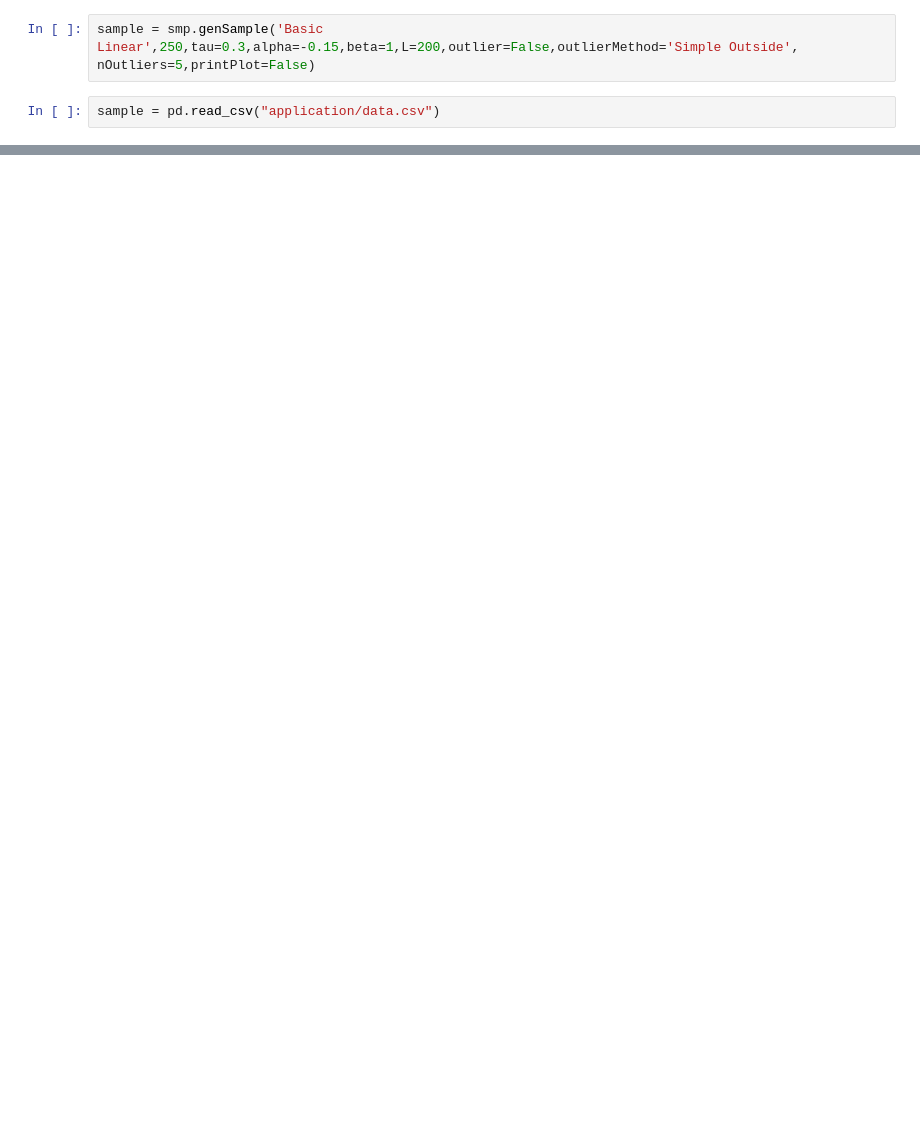
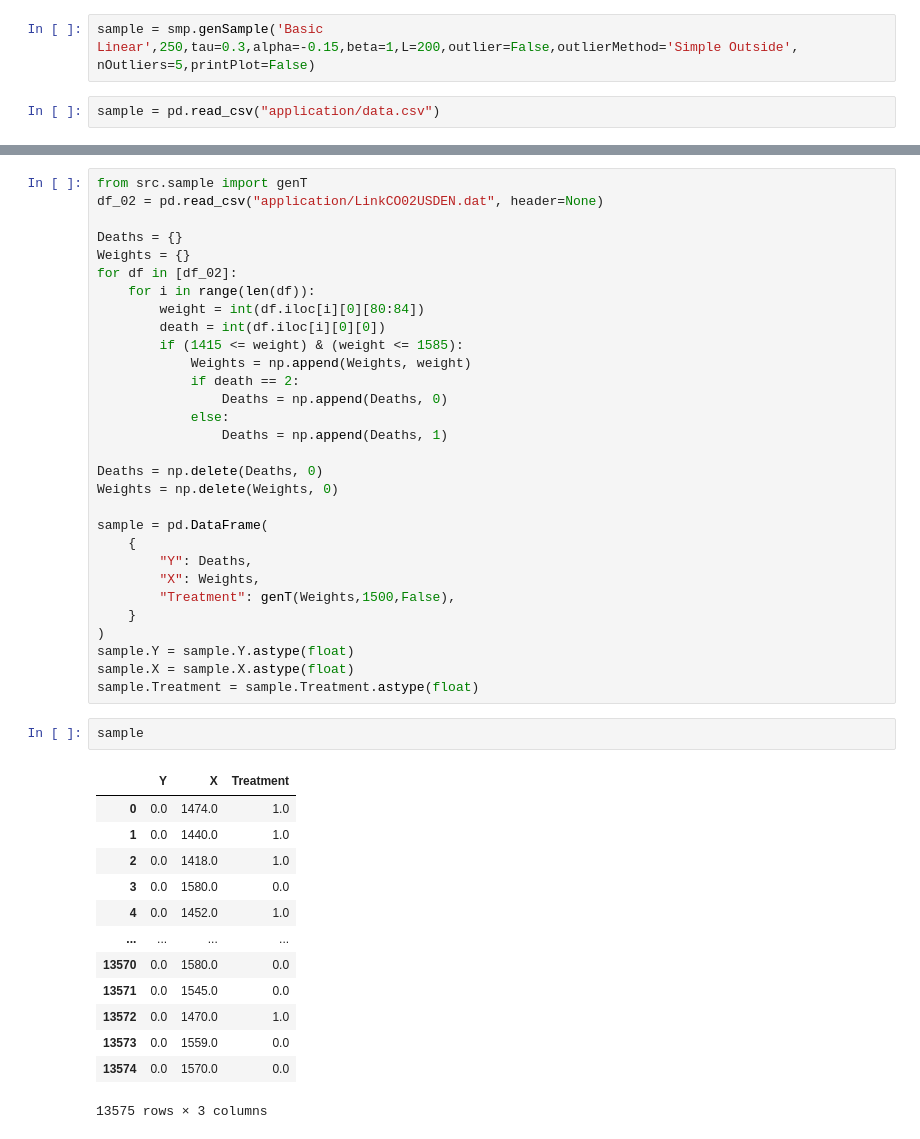
Before and after one commit to FranciscoPortilha/BSc2-Thesis---Robust-RDD, a Jupyter notebook: dev.ipynb, the cells around one changed output, grey strips where cells are left out. Cells and saved outputs as stored; diff of their text form; blank space fills up the shorter version.

```diff
--- a/dev.ipynb
+++ b/dev.ipynb
@@ -32,0 +54,46 @@ NameError: name 'genT' is not defined
+# %%
+from src.sample import genT
+df_02 = pd.read_csv("application/LinkCO02USDEN.dat", header=None)
+
+Deaths = {}
+Weights = {}
+for df in [df_02]:
+    for i in range(len(df)):
+        weight = int(df.iloc[i][0][80:84])
+        death = int(df.iloc[i][0][0])
+        if (1415 <= weight) & (weight <= 1585):
+            Weights = np.append(Weights, weight)
+            if death == 2:
+                Deaths = np.append(Deaths, 0)
+            else:
+                Deaths = np.append(Deaths, 1)
+
+Deaths = np.delete(Deaths, 0)
+Weights = np.delete(Weights, 0)
+
+sample = pd.DataFrame(
+    {
+        "Y": Deaths,
+        "X": Weights,
+        "Treatment": genT(Weights,1500,False),
+    }
+)
+sample.Y = sample.Y.astype(float)
+sample.X = sample.X.astype(float)
+sample.Treatment = sample.Treatment.astype(float)
+# %%
+sample
+# %% [output]
+|  | Y | X | Treatment |
+| 0 | 0.0 | 1474.0 | 1.0 |
+| 1 | 0.0 | 1440.0 | 1.0 |
+| 2 | 0.0 | 1418.0 | 1.0 |
+| 3 | 0.0 | 1580.0 | 0.0 |
+| 4 | 0.0 | 1452.0 | 1.0 |
+| ... | ... | ... | ... |
+| 13570 | 0.0 | 1580.0 | 0.0 |
+| 13571 | 0.0 | 1545.0 | 0.0 |
+| 13572 | 0.0 | 1470.0 | 1.0 |
+| 13573 | 0.0 | 1559.0 | 0.0 |
+| 13574 | 0.0 | 1570.0 | 0.0 |
+13575 rows × 3 columns
```
Also changed, not shown: parts of 12 cells of this notebook, 6 other files.
